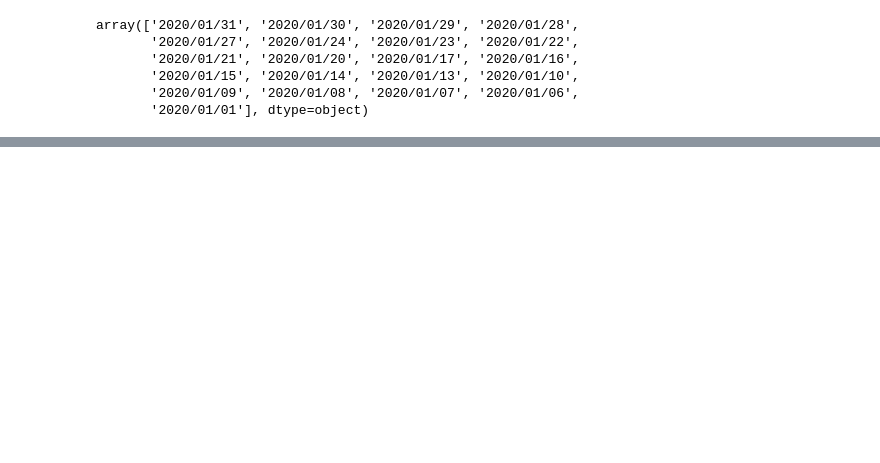
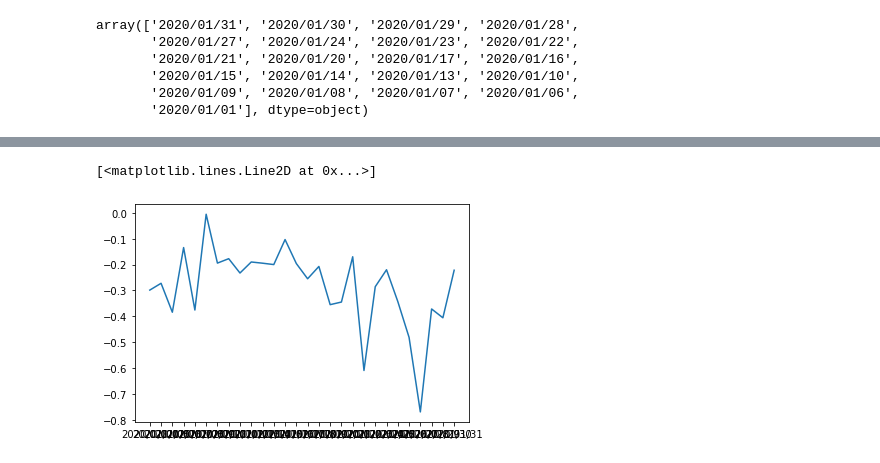
Before and after one commit to SeongYeonYun/Text_Mining_NewsData, a Jupyter notebook: 사전구축.ipynb, the cells around one changed output, grey strips where cells are left out. Drawn from its saved outputs; the diff is of its cells as text; code cells hidden in the pictures; blank space fills up the shorter version.

```diff
--- a/사전구축.ipynb
+++ b/사전구축.ipynb
@@ -349,0 +241,14 @@ dictionary
+# %%
+#이상치 제거
+dic.drop([mis], inplace=True)
+# %%
+dic["score"] = scores
+# %%
+#날자별 점수 평균계산
+score_data = dic.groupby(['date'])["score"].mean()
+# %%
+#날자별 점수 그래프
+plt.plot(score_data)
+# %% [output]
+[<matplotlib.lines.Line2D at 0x...>]
+[figure, added]
```
Also changed, not shown: parts of 32 cells of this notebook, 1 other file.
